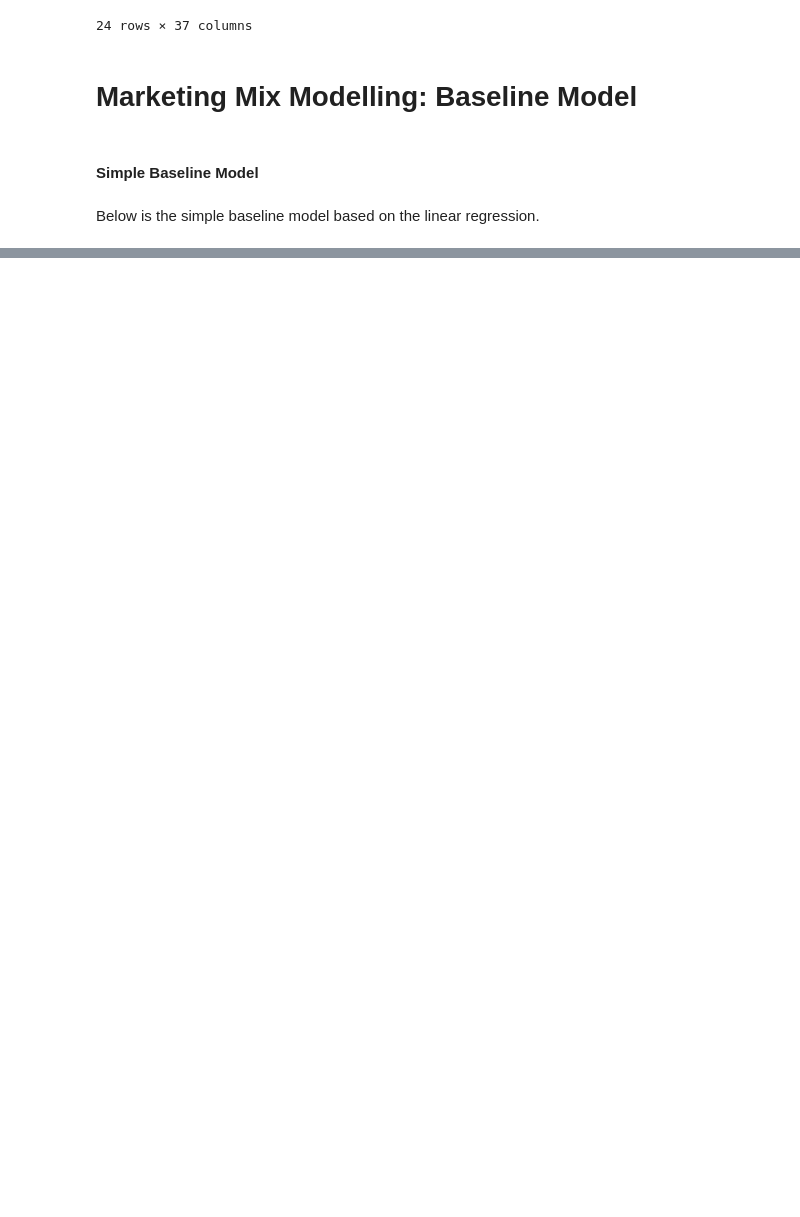
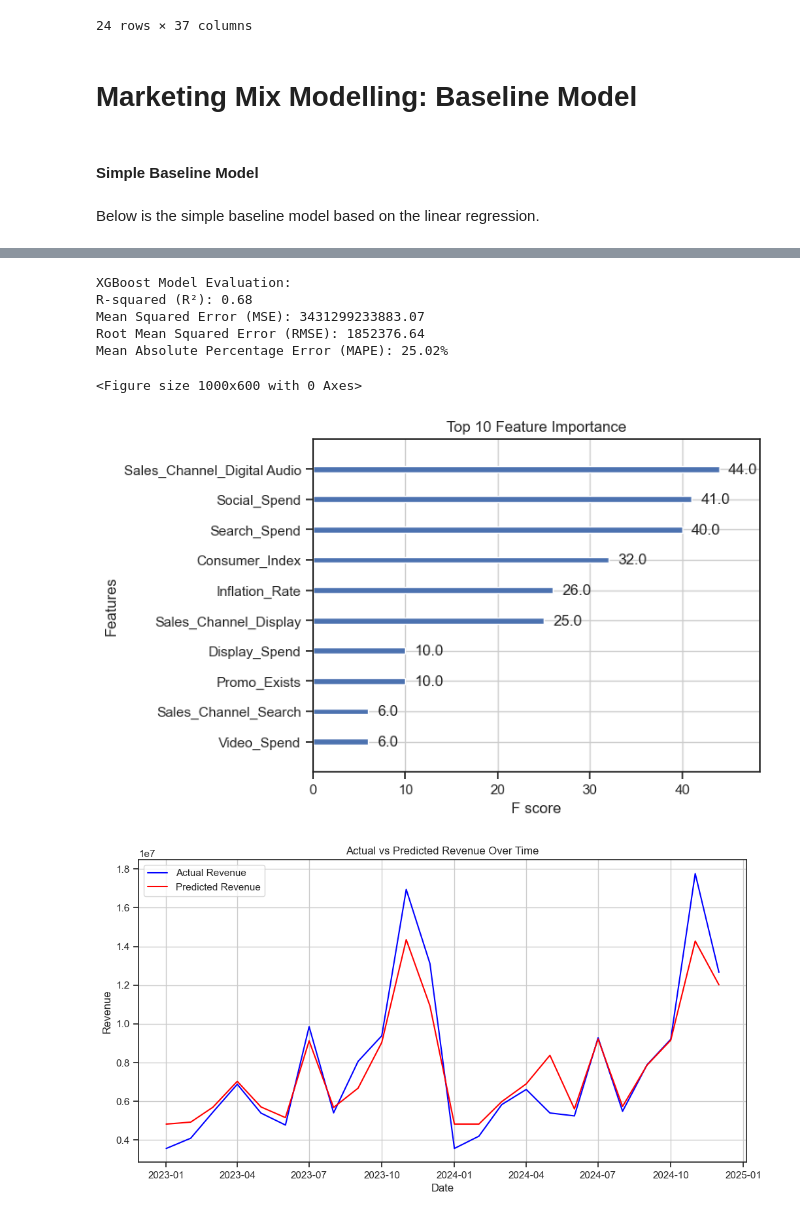
Before and after one commit to onur-okcu/Marketing-Mix-Modeling-Tool, a Jupyter notebook: Joined_MMM_Data.ipynb, the cells around one changed output, grey strips where cells are left out. Drawn from its saved outputs; the diff is of its cells as text; code cells hidden in the pictures; blank space fills up the shorter version.

Commit message:
XG Boost added

```diff
--- a/Joined_MMM_Data.ipynb
+++ b/Joined_MMM_Data.ipynb
@@ -529,0 +554,68 @@ Feature Coefficients (Lasso):
+# %%
+import pandas as pd
+import numpy as np
+import xgboost as xgb
+from sklearn.model_selection import train_test_split
+from sklearn.preprocessing import MinMaxScaler
+from sklearn.metrics import mean_squared_error, r2_score, mean_absolute_percentage_error
+import matplotlib.pyplot as plt
+import seaborn as sns
+
+
+# Initialize and train the XGBoost model
+xgb_model = xgb.XGBRegressor(
+    objective='reg:squarederror',  # Regression objective
+    n_estimators=1000,             # Number of boosting rounds
+    learning_rate=0.05,             # Learning rate
+    max_depth=5,                    # Maximum tree depth
+    subsample=0.8,                   # Subsample ratio
+    colsample_bytree=0.8,             # Column sampling
+    random_state=42,
+    early_stopping_rounds=10
+)
+
+xgb_model.fit(X_train, y_train, eval_set=[(X_test, y_test)], verbose=False)
+
+# Make predictions
+y_pred_xgb = xgb_model.predict(X_test)
+
+# Evaluate the model
+r2_xgb = r2_score(y_test, y_pred_xgb)
+mse_xgb = mean_squared_error(y_test, y_pred_xgb)
+rmse_xgb = np.sqrt(mse_xgb)
+mape_xgb = mean_absolute_percentage_error(y_test, y_pred_xgb)
+
+print("XGBoost Model Evaluation:")
+print(f"R-squared (R²): {r2_xgb:.2f}")
+print(f"Mean Squared Error (MSE): {mse_xgb:.2f}")
+print(f"Root Mean Squared Error (RMSE): {rmse_xgb:.2f}")
+print(f"Mean Absolute Percentage Error (MAPE): {mape_xgb:.2%}")
+
+# Feature importance plot
+plt.figure(figsize=(10, 6))
+xgb.plot_importance(xgb_model, max_num_features=10, importance_type="weight")
+plt.title("Top 10 Feature Importance")
+plt.show()
+
+# Add predictions to the original DataFrame
+mmm_monthly["predicted_revenue_xgb"] = xgb_model.predict(X)
+
+# Plot actual vs predicted revenue
+plt.figure(figsize=(12, 6))
+sns.lineplot(x=mmm_monthly['Month_Year'], y=mmm_monthly['revenue'], label='Actual Revenue', color='blue')
+sns.lineplot(x=mmm_monthly['Month_Year'], y=mmm_monthly['predicted_revenue_xgb'], label='Predicted Revenue', color='red')
+plt.title('Actual vs Predicted Revenue Over Time')
+plt.xlabel('Date')
+plt.ylabel('Revenue')
+plt.legend()
+plt.grid()
+plt.show()
+# %% [output]
+XGBoost Model Evaluation:
+R-squared (R²): 0.68
+Mean Squared Error (MSE): 3431299233883.07
+Root Mean Squared Error (RMSE): 1852376.64
+Mean Absolute Percentage Error (MAPE): 25.02%
+<Figure size 1000x600 with 0 Axes>
+[figure, added]
+[figure, added]
```
Also changed, not shown: parts of 18 cells of this notebook.
